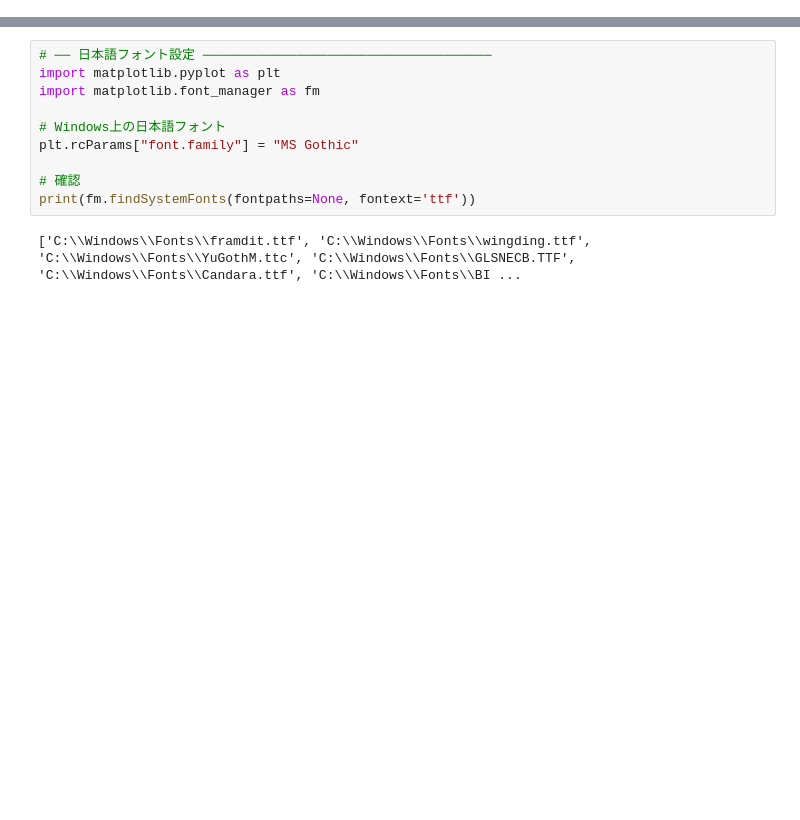
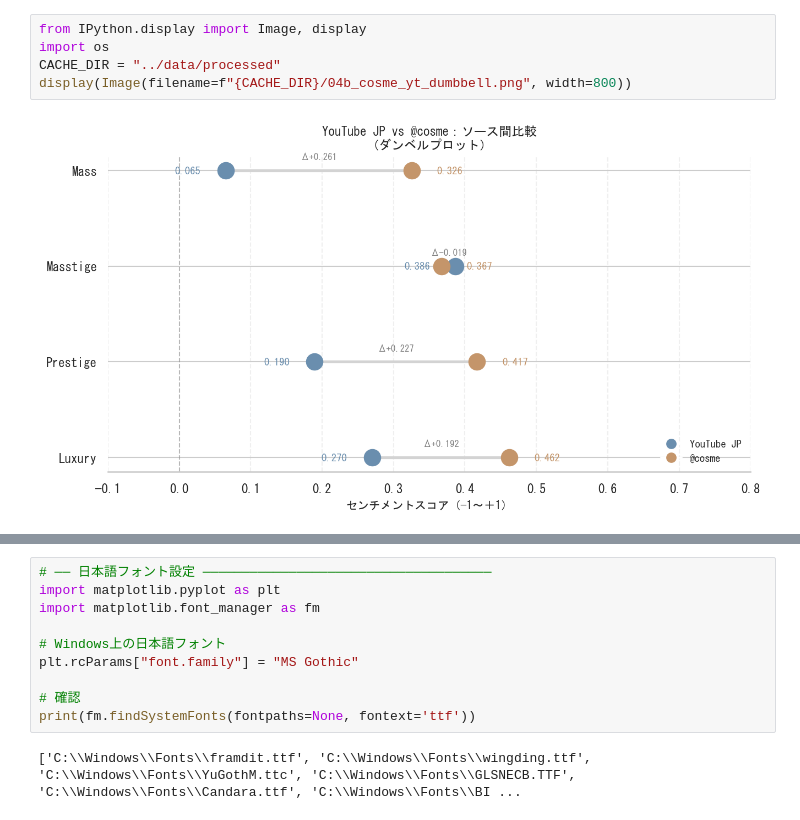
Before and after one commit to Stan-DS-Z/the-masstige-moment, a Jupyter notebook: notebooks/04B_@コスメ_youtube_センチメント.ipynb, the cells around one changed output, grey strips where cells are left out. Cells and saved outputs as stored; diff of their text form; blank space fills up the shorter version.

```diff
--- a/notebooks/04B_@コスメ_youtube_センチメント.ipynb
+++ b/notebooks/04B_@コスメ_youtube_センチメント.ipynb
@@ -76,0 +8,7 @@
+# %%
+from IPython.display import Image, display
+import os
+CACHE_DIR = "../data/processed"
+display(Image(filename=f"{CACHE_DIR}/04b_cosme_yt_dumbbell.png", width=800))
+# %% [output]
+[figure, added]
```
Also changed, not shown: parts of 7 cells of this notebook, 6 other files.
